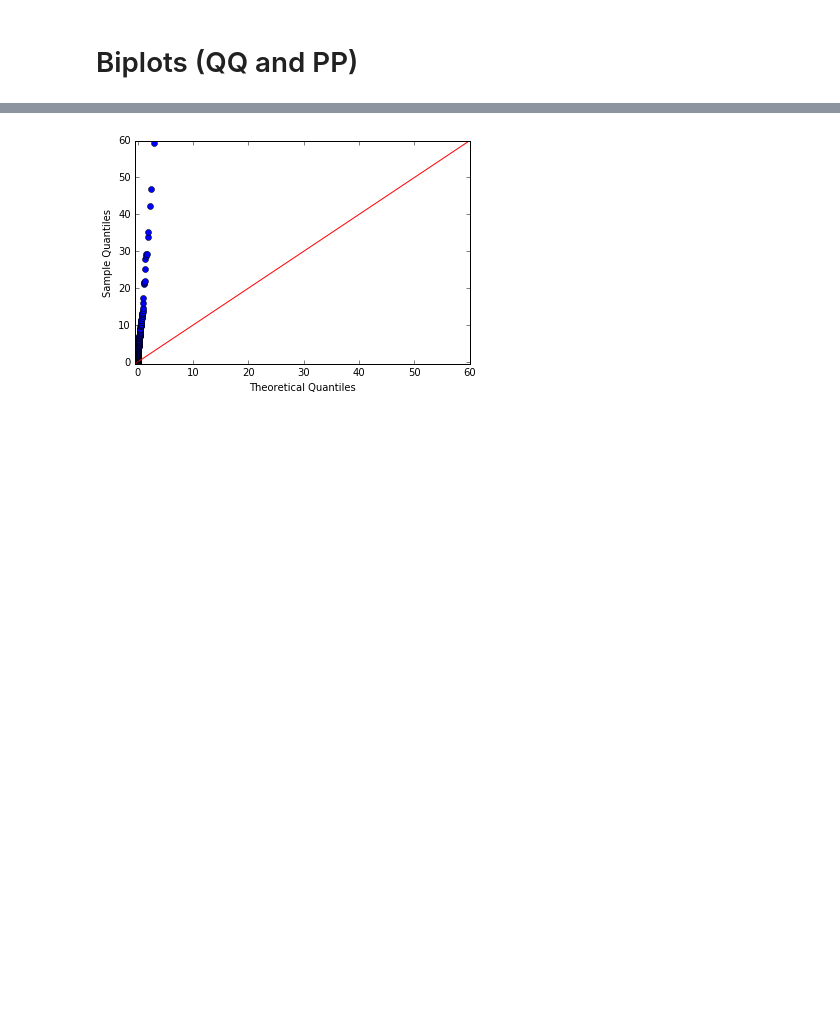
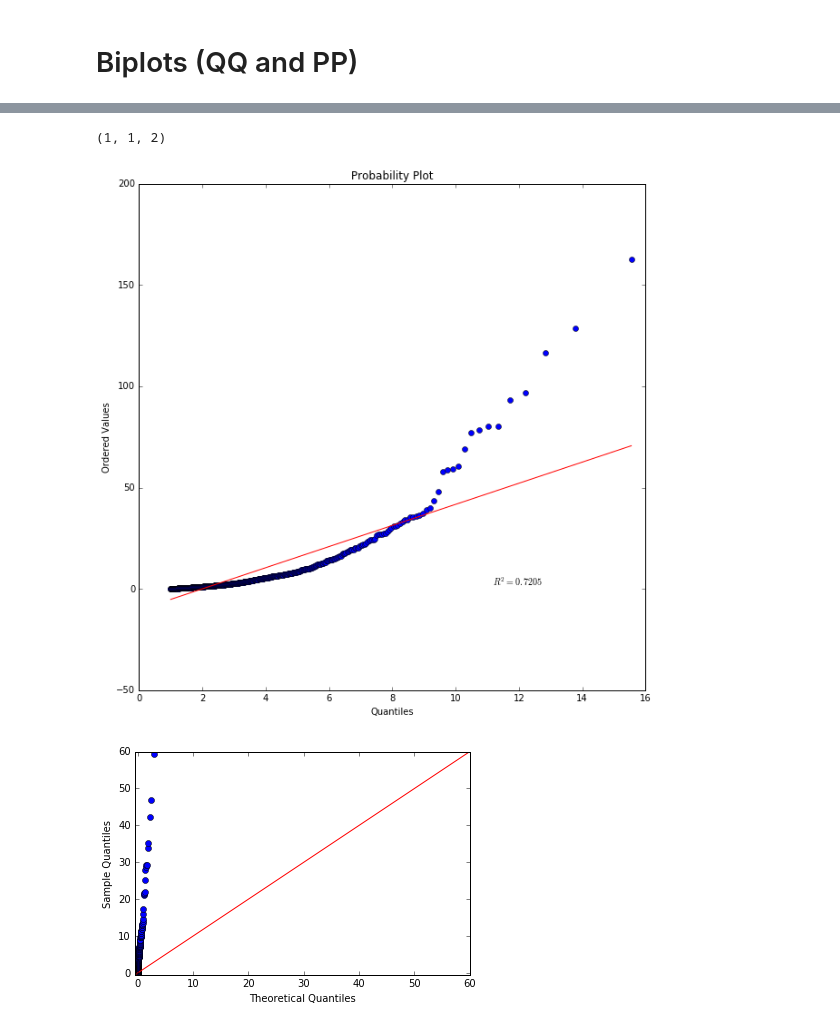
Before and after one commit to vipmax/PM, a Jupyter notebook: PM.ipynb, the cells around one changed output, grey strips where cells are left out. Cells and saved outputs as stored; diff of their text form; code cells hidden in the pictures; blank space fills up the shorter version.

```diff
--- a/PM.ipynb
+++ b/PM.ipynb
@@ -305,5 +308,15 @@ plt.show()
 [figure]
 [figure]
+# %%
+params = (1,1,2)
+print(params)
+fig = plt.figure(8, figsize=(10, 10))
+ax = fig.add_subplot(111)
+res = stats.probplot(sample, dist=stats.gamma, sparams=params, plot=ax)
+plt.show()
+# %% [output]
+(1, 1, 2)
+[figure, added]
 # %%
 import statsmodels.api as sm
 
```
Also changed, not shown: parts of 5 cells of this notebook.
